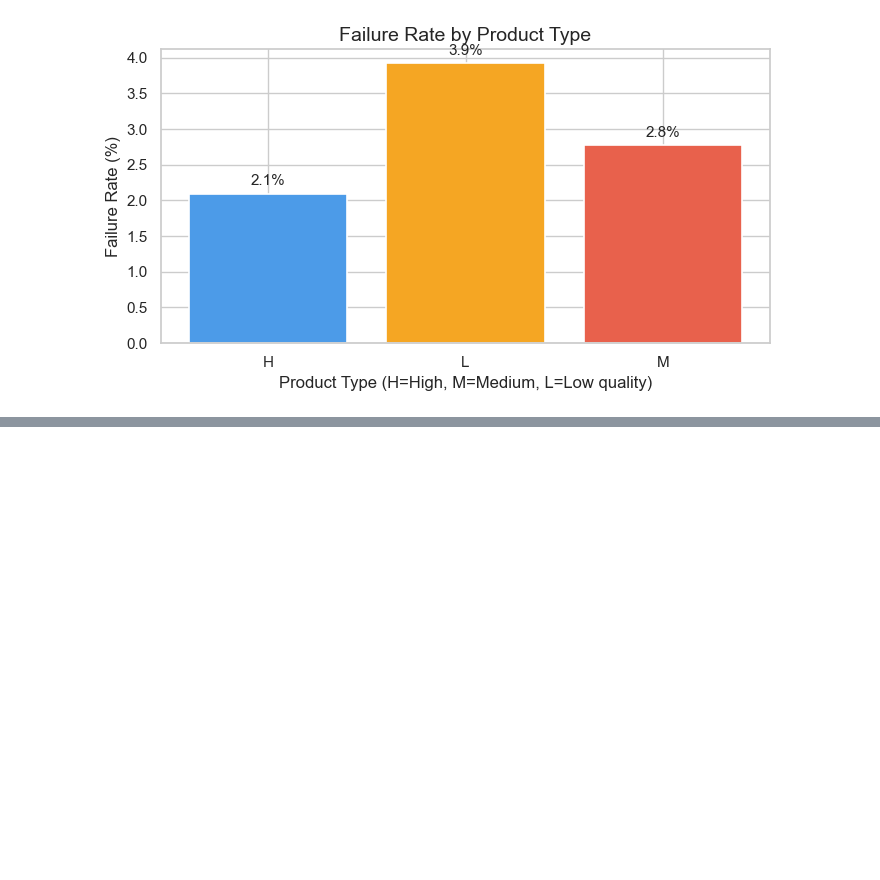
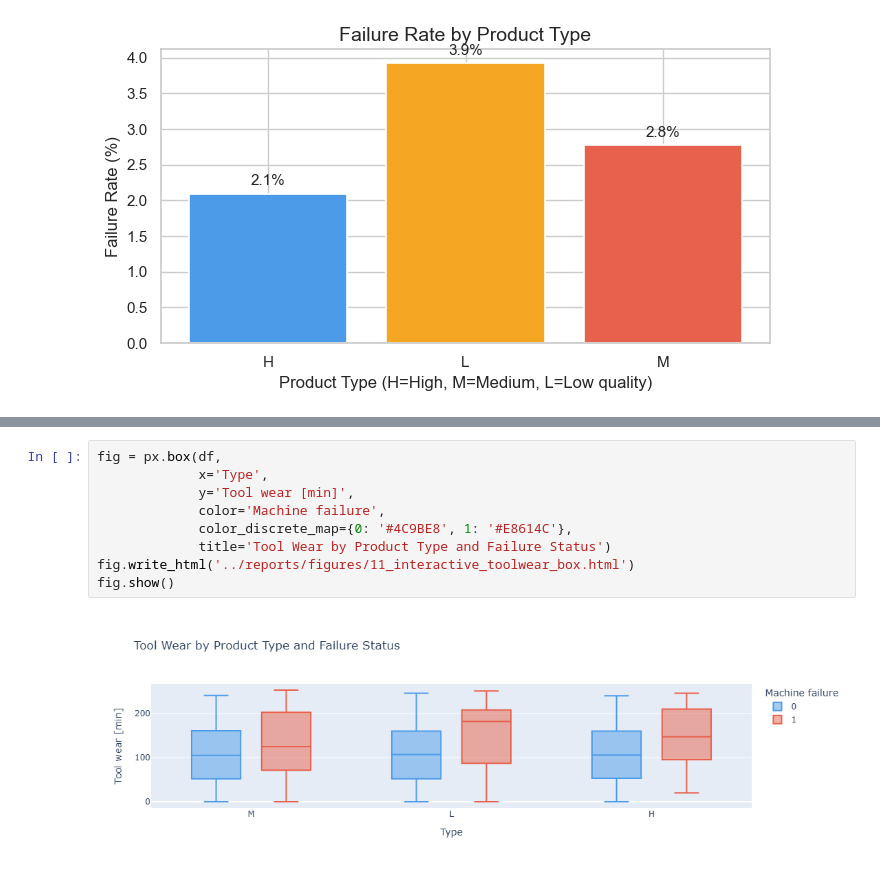
Before and after one commit to Swayam085/predictive-maintenance, a Jupyter notebook: notebooks/01_eda.ipynb, the cells around one changed output, grey strips where cells are left out. Cells and saved outputs as stored; diff of their text form; blank space fills up the shorter version.

```diff
--- a/notebooks/01_eda.ipynb
+++ b/notebooks/01_eda.ipynb
@@ -208,0 +224,11 @@ M      83   2997          2.77
+# %%
+fig = px.box(df,
+             x='Type',
+             y='Tool wear [min]',
+             color='Machine failure',
+             color_discrete_map={0: '#4C9BE8', 1: '#E8614C'},
+             title='Tool Wear by Product Type and Failure Status')
+fig.write_html('../reports/figures/11_interactive_toolwear_box.html')
+fig.show()
+# %% [output]
+[figure, added]
```
Also changed, not shown: parts of 4 cells of this notebook, 4 other files.
